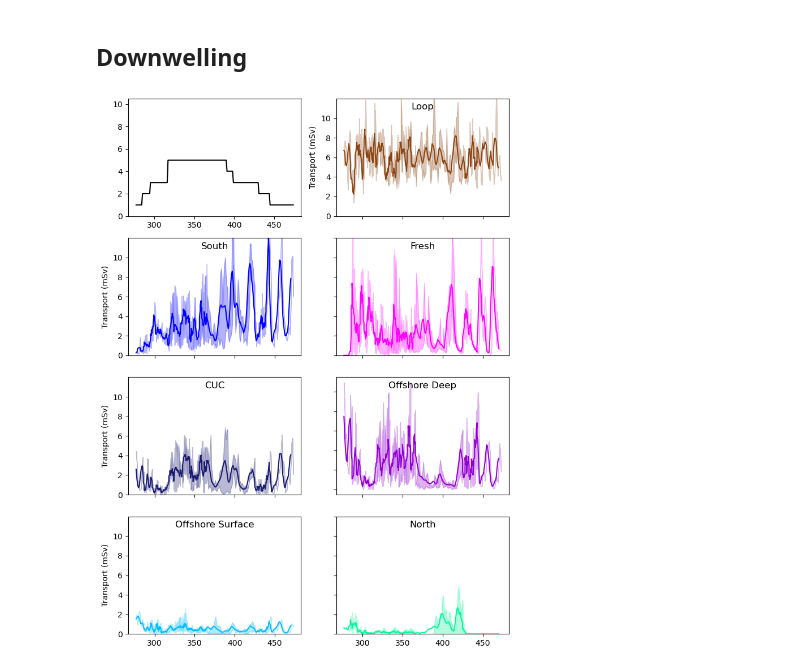
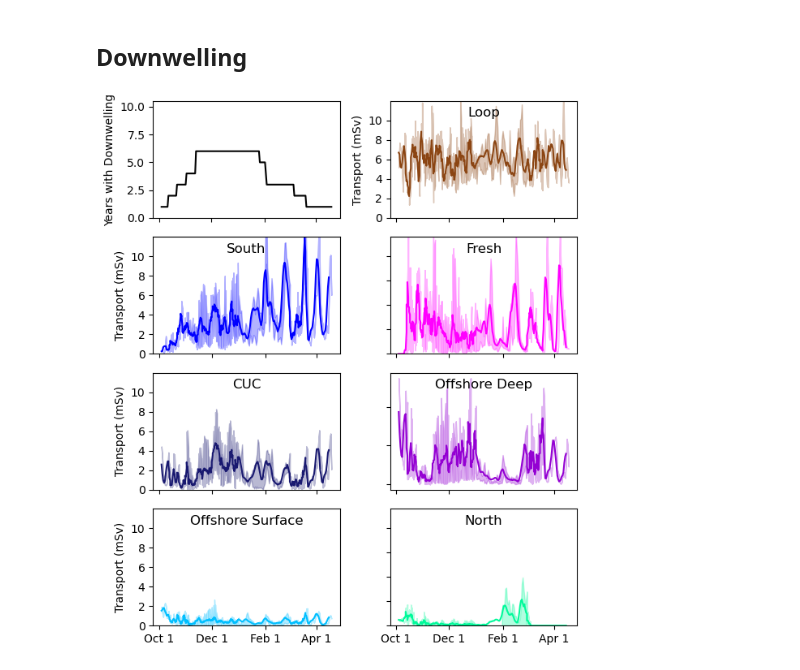
Before and after one commit to rbeutel/LO_user, a Jupyter notebook: ariane/quant_dynamics.ipynb, the cells around one changed output. Drawn from its saved outputs; the diff is of its cells as text; code cells hidden in the pictures.

```diff
--- a/ariane/quant_dynamics.ipynb
+++ b/ariane/quant_dynamics.ipynb
@@ -349,23 +263,23 @@ fresh21, cuc21, south21, north21, offshore_d21, offshore_s21, loop21 = wm_day_di
 fresh20, cuc20, south20, north20, offshore_d20, offshore_s20, loop20 = wm_day_divide(df20)
 # fresh19, cuc19, south19, north19, offshore_d19, offshore_s19, loop19 = wm_day_divide(df19)
 # fresh18, cuc18, south18, north18, offshore_d18, offshore_s18, loop18 = wm_day_divide(df18)
-# fresh17, cuc17, south17, north17, offshore_d17, offshore_s17, loop17 = wm_day_divide(df17)
+fresh17, cuc17, south17, north17, offshore_d17, offshore_s17, loop17 = wm_day_divide(df17)
 fresh16, cuc16, south16, north16, offshore_d16, offshore_s16, loop16 = wm_day_divide(df16)
 fresh15, cuc15, south15, north15, offshore_d15, offshore_s15, loop15 = wm_day_divide(df15)
 # fresh14, cuc14, south14, north14, offshore_d14, offshore_s14, loop14 = wm_day_divide(df14)
 fresh13, cuc13, south13, north13, offshore_d13, offshore_s13, loop13 = wm_day_divide(df13)
 # %%
-endday = [dt.datetime(2014, 3, 6), dt.datetime(2016, 3, 19),dt.datetime(2017, 4, 19), dt.datetime(2021, 2, 2), dt.datetime(2022, 1, 25)]
-length = [113, 149, 198, 82, 105]  # Number of days in the season for each year
+endday = [dt.datetime(2014, 3, 6), dt.datetime(2016, 3, 19),dt.datetime(2017, 4, 19), dt.datetime(2018, 2, 1),dt.datetime(2021, 2, 2), dt.datetime(2022, 1, 25)]
+length = [113, 149, 198, 91, 82, 105]  # Number of days in the season for each year
 startday = [endday[i]-dt.timedelta(days=length[i]) for i in range(len(endday))]  # Start dates
 # %%
-fresh = transport_df([fresh13, fresh15,fresh16,fresh20,fresh21], startday, length,[2013, 2015, 2016,2020,2021])
-south = transport_df([south13, south15,south16,south20,south21], startday, length,[2013, 2015, 2016,2020,2021])
-north = transport_df([south13, north15,north16,north20,north21], startday, length,[2013, 2015, 2016,2020,2021])
-cuc = transport_df([cuc13,cuc15,cuc16,cuc20,cuc21, ], startday, length,[2013, 2015, 2016,2020,2021])
-offshore_d = transport_df([offshore_d13, offshore_d15,offshore_d16,offshore_d20,offshore_d21], startday, length,[2013, 2015, 2016,2020,2021])
-offshore_s = transport_df([offshore_s13, offshore_s15,offshore_s16,offshore_s20,offshore_s21], startday, length,[2013, 2015, 2016,2020,2021])
-loop = transport_df([loop13,loop15,loop16,loop20,loop21], startday, length,[2013, 2015, 2016,2020,2021])
+fresh = transport_df([fresh13, fresh15,fresh16,fresh17,fresh20,fresh21], startday, length,[2013, 2015, 2016,2017,2020,2021])
+south = transport_df([south13, south15,south16,south17,south20,south21], startday, length,[2013, 2015, 2016,2017,2020,2021])
+north = transport_df([south13, north15,north16,north17,north20,north21], startday, length,[2013, 2015, 2016,2017,2020,2021])
+cuc = transport_df([cuc13,cuc15,cuc16,cuc17,cuc20,cuc21, ], startday, length,[2013, 2015, 2016,2017,2020,2021])
+offshore_d = transport_df([offshore_d13, offshore_d15,offshore_d16,offshore_d17,offshore_d20,offshore_d21], startday, length,[2013, 2015, 2016,2017,2020,2021])
+offshore_s = transport_df([offshore_s13, offshore_s15,offshore_s16,offshore_s17,offshore_s20,offshore_s21], startday, length,[2013, 2015, 2016,2017,2020,2021])
+loop = transport_df([loop13,loop15,loop16,loop17,loop20,loop21], startday, length,[2013, 2015, 2016,2017,2020,2021])
 # %%
 # number of similations overallaping in a julianne day
 # can't do it the same way as in upwelling bc downwelling too erratic
@@ -409,19 +323,29 @@ loop.sort_values(by="yearday",inplace=True)
 # using quantiles (previously std.. see github)
 ymax=120000
 
-fig, ax = plt.subplots(4,2, figsize=(7.5,10))
+fig, ax = plt.subplots(4,2, figsize=(6,7))
 
 for axs in [ax[0,1],ax[1,0],ax[2,0],ax[3,0]]:
     axs.set_yticks([0,20000,40000,60000,80000,100000])
     axs.set_yticklabels(['0','2','4','6','8','10'])
     axs.set_ylabel('Transport (mSv)')
 
+for i in range(4):
+    for axs in ax[i]:
+        axs.set_xticks([274,335,397,456]) # october 1, december 1, february 1, april 1
+ax[3,0].set_xticklabels(['Oct 1','Dec 1','Feb 1', 'Apr 1'])
+ax[3,1].set_xticklabels(['Oct 1','Dec 1','Feb 1', 'Apr 1'])
+
+
 # count of the number of summers with this date in the range
 ax[0,0].plot(jul,counts,'k')
 ax[0,0].set_ylim([0,10.5])
+ax[0,0].set_ticks([0,3,6,9])
+ax[0,0].set_xticklabels([])
+ax[0,0].set_ylabel("Years with Downwelling")
 
 # loop flow
-data = [loop.transport_2013,  loop.transport_2015, loop.transport_2016,loop.transport_2020,loop.transport_2021]
+data = [loop.transport_2013,  loop.transport_2015, loop.transport_2016,loop.transport_2017,loop.transport_2020,loop.transport_2021]
 ax[0,1].plot(loop.yearday[:(-window + 1)],moving_average(np.nanmean(data,axis=0),window),'saddlebrown')
 ax[0,1].fill_between(loop.yearday,
                         np.nanpercentile(data, [25], method='midpoint',axis=0)[0],
@@ -433,7 +357,7 @@ ax[0,1].set_title('Loop',y=1,pad=-14)
 
 # south shelf flow
 # ax[1,0].plot(dates,mean_south)
-data = [south.transport_2013,  south.transport_2015, south.transport_2016,south.transport_2020,south.transport_2021]
+data = [south.transport_2013,  south.transport_2015, south.transport_2016,south.transport_2017,south.transport_2020,south.transport_2021]
 ax[1,0].plot(south.yearday[:(-window + 1)],moving_average(np.nanmean(data,axis=0),window),'b')
 ax[1,0].fill_between(south.yearday,
                         np.nanpercentile(data, [25], method='midpoint',axis=0)[0],
@@ -446,7 +370,7 @@ ax[1,0].set_title('South',y=1,pad=-14)
 
 # fresh flow
 # ax[1,1].plot(dates,mean_fresh)
-data = [fresh.transport_2013, fresh.transport_2015, fresh.transport_2016, fresh.transport_2020,fresh.transport_2021]
+data = [fresh.transport_2013, fresh.transport_2015, fresh.transport_2016, fresh.transport_2017,fresh.transport_2020,fresh.transport_2021]
 ax[1,1].plot(fresh.yearday[:(-window + 1)],moving_average(np.nanmean(data,axis=0),window),'magenta')
 ax[1,1].fill_between(fresh.yearday,
                         np.nanpercentile(data, [25], method='midpoint',axis=0)[0],
@@ -458,7 +382,7 @@ ax[1,1].set_ylim([0,ymax])
 ax[1,1].set_title('Fresh',y=1,pad=-14)
 
 # cuc flow
-data = [cuc.transport_2013,  cuc.transport_2015, cuc.transport_2016,cuc.transport_2020,cuc.transport_2021]
+data = [cuc.transport_2013,  cuc.transport_2015, cuc.transport_2016,cuc.transport_2017,cuc.transport_2020,cuc.transport_2021]
 ax[2,0].plot(cuc.yearday[:(-window + 1)],moving_average(np.nanmean(data,axis=0),window),'midnightblue')
 ax[2,0].fill_between(cuc.yearday,
                         np.nanpercentile(data, [25], method='midpoint',axis=0)[0],
@@ -469,7 +393,7 @@ ax[2,0].set_ylim([0,ymax])
 ax[2,0].set_title('CUC',y=1,pad=-14)
 
 # offshore deep flow
-data = [offshore_d.transport_2013,  offshore_d.transport_2015, offshore_d.transport_2016,offshore_d.transport_2020,offshore_d.transport_2021]
+data = [offshore_d.transport_2013,  offshore_d.transport_2015, offshore_d.transport_2016,offshore_d.transport_2017,offshore_d.transport_2020,offshore_d.transport_2021]
 ax[2,1].plot(offshore_d.yearday[:(-window + 1)],moving_average(np.nanmean(data,axis=0),window),'darkviolet')
 ax[2,1].fill_between(offshore_d.yearday,
                         np.nanpercentile(data, [25], method='midpoint',axis=0)[0],
@@ -478,34 +402,33 @@ ax[2,1].fill_between(offshore_d.yearday,
 ax[2,1].set_title('Offshore Deep',y=1,pad=-14)
 ax[2,1].set_yticklabels([])
 ax[2,1].set_xticklabels([])
 
 
 
 # offshore surface flow
-data = [offshore_s.transport_2013,  offshore_s.transport_2015, offshore_s.transport_2016,offshore_s.transport_2020,offshore_s.transport_2021]
+data = [offshore_s.transport_2013,  offshore_s.transport_2015, offshore_s.transport_2016,offshore_s.transport_2017,offshore_s.transport_2020,offshore_s.transport_2021]
 ax[3,0].plot(offshore_s.yearday[:(-window + 1)],moving_average(np.nanmean(data,axis=0),window),'deepskyblue')
 ax[3,0].fill_between(offshore_s.yearday,
                         np.nanpercentile(data, [25], method='midpoint',axis=0)[0],
                         np.nanpercentile(data, [75], method='midpoint',axis=0)[0],
                         color='deepskyblue',alpha=0.3)
 # ax[3,0].set_xticklabels([])
 ax[3,0].set_ylim([0,ymax])
 ax[3,0].set_title('Offshore Surface',y=1,pad=-14)
 
 
 # north flow
-data = [north.transport_2013,  north.transport_2015, north.transport_2016,north.transport_2020,north.transport_2021]
+data = [north.transport_2013,  north.transport_2015, north.transport_2016,north.transport_2017,north.transport_2020,north.transport_2021]
 ax[3,1].plot(north.yearday[:(-window + 1)],moving_average(np.nanmean(data,axis=0),window),'mediumspringgreen')
 ax[3,1].fill_between(north.yearday,
                         np.nanpercentile(data, [25], method='midpoint',axis=0)[0],
                         np.nanpercentile(data, [75], method='midpoint',axis=0)[0],
                         color='mediumspringgreen',alpha=0.3)
 # ax[3,1].set_xticklabels([])
 ax[3,1].set_ylim([0,ymax])
 ax[3,1].set_title('North',y=1,pad=-14)
 ax[3,1].set_yticklabels([])
 
-
 plt.tight_layout()
 # %% [output]
-[figure, old version]
+[figure, new version]
```
Also changed, not shown: parts of 7 cells of this notebook, 4 other files.
